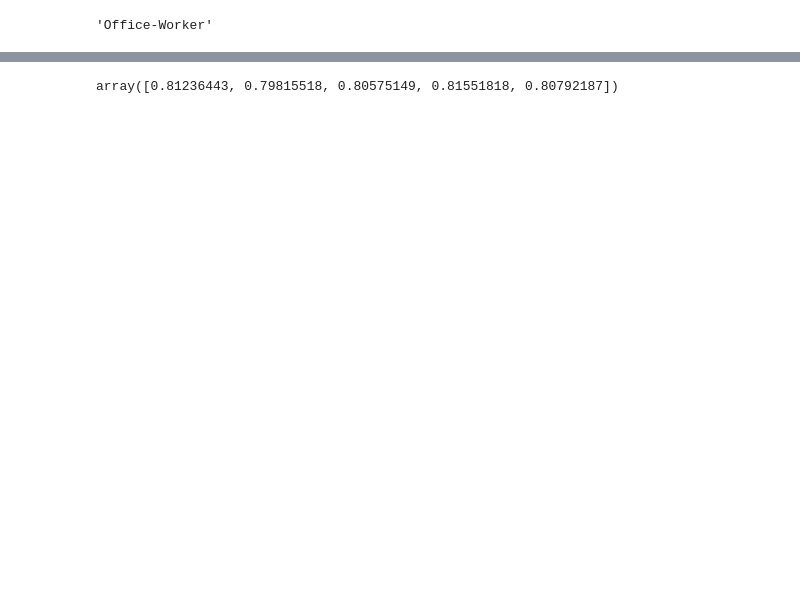
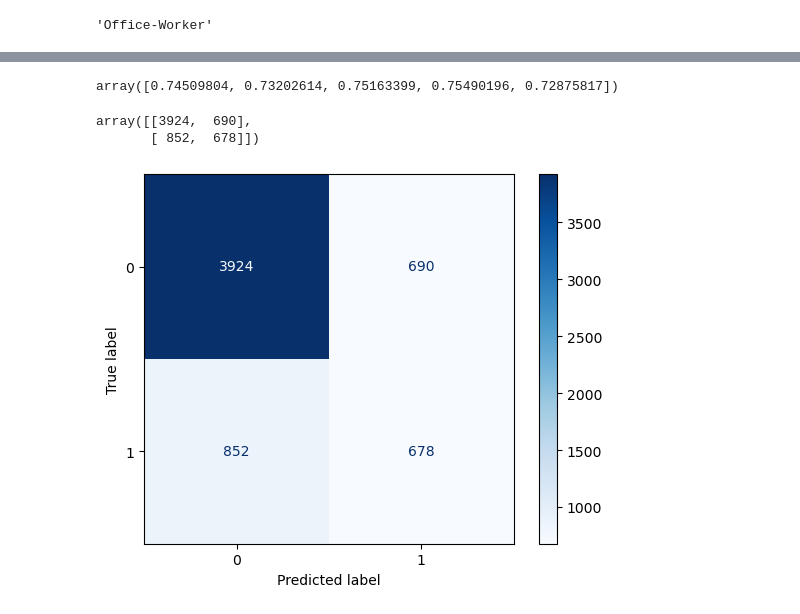
Before and after one commit to gustavo-ren/Adults, a Jupyter notebook: adult_pipeline_v2.ipynb, the cells around one changed output, grey strips where cells are left out. Drawn from its saved outputs; the diff is of its cells as text; code cells hidden in the pictures; blank space fills up the shorter version.

```diff
--- a/adult_pipeline_v2.ipynb
+++ b/adult_pipeline_v2.ipynb
@@ -131,9 +105,9 @@ categorical_preprocessor = Pipeline(
 # %%
 cat_variables = ["workclass", "occupation"]
-num_variables = ["age", "fnlwgt", "education-num", "hours-per-week", "capital-loss", "capital-gain"]
+num_variables = ["age", "fnlwgt", "education-num"]
 # %%
 column_tranform = make_column_transformer(
-    (MinMaxScaler(), num_variables),
+    (StandardScaler(), num_variables),
     (OneHotEncoder(), cat_variables)
 )
 # %%
@@ -145,7 +119,7 @@ param_grid = {
     "knn__weights": ["uniform", "distance"]
 }
 
-knn_grid = GridSearchCV(knn_pipe, param_grid, cv=5, scoring='accuracy')
+knn_grid = GridSearchCV(knn_pipe, param_grid, cv=5, scoring='recall')
 # %%
 knn_grid.fit(X_train, y_train)
 knn_grid.best_params_
@@ -208,5 +185,24 @@ logistic_grid = GridSearchCV(logistic_pipe, param_grid, cv=5, scoring="accuracy"
 # %%
-logistic_score = cross_val_score(logistic_grid, X_test, y_test)
+logistic_score = cross_val_score(logistic_grid, X_test, y_test, scoring="recall")
 logistic_score
 # %% [output]
-array([0.81236443, 0.79815518, 0.80575149, 0.81551818, 0.80792187])
+array([0.74509804, 0.73202614, 0.75163399, 0.75490196, 0.72875817])
+# %%
+y_pred = knn_grid.predict(X_test)
+knn_confusion_matrix = confusion_matrix(y_true=y_test, y_pred=y_pred)
+knn_confusion_matrix
+# %% [output]
+array([[3924,  690],
+       [ 852,  678]])
+# %%
+knn_disp = ConfusionMatrixDisplay.from_estimator(
+    estimator=knn_grid,
+    X=X_test,
+    y=y_test,
+    display_labels=[0, 1],
+    cmap=plt.cm.Blues
+)
+
+plt.show()
+# %% [output]
+[figure, added]
```
Also changed, not shown: parts of 23 cells of this notebook, 3 other files.
